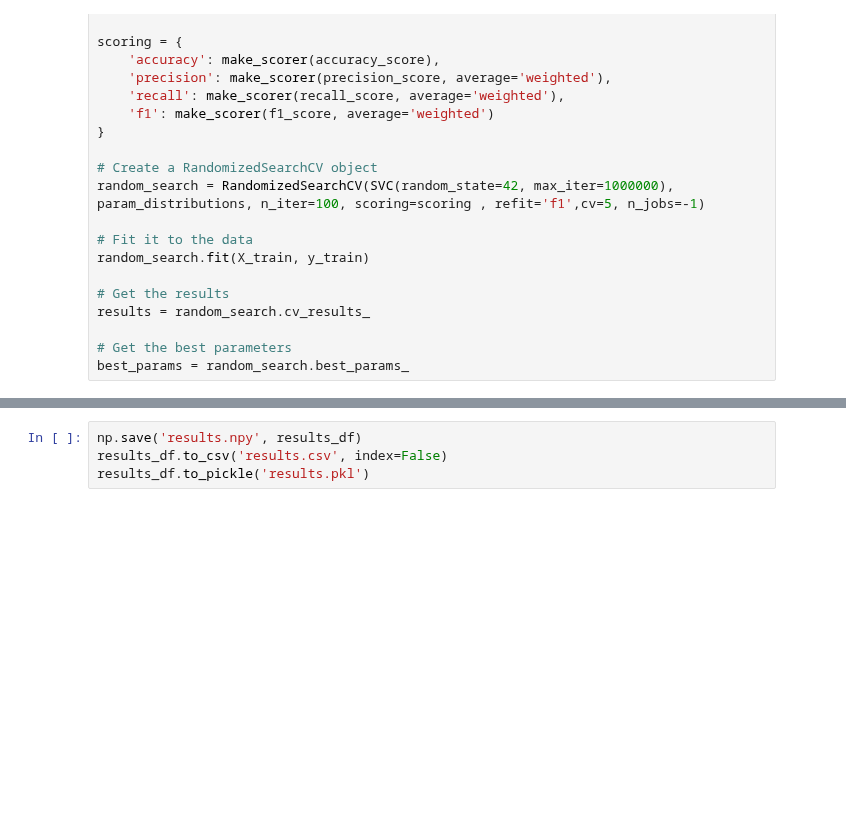
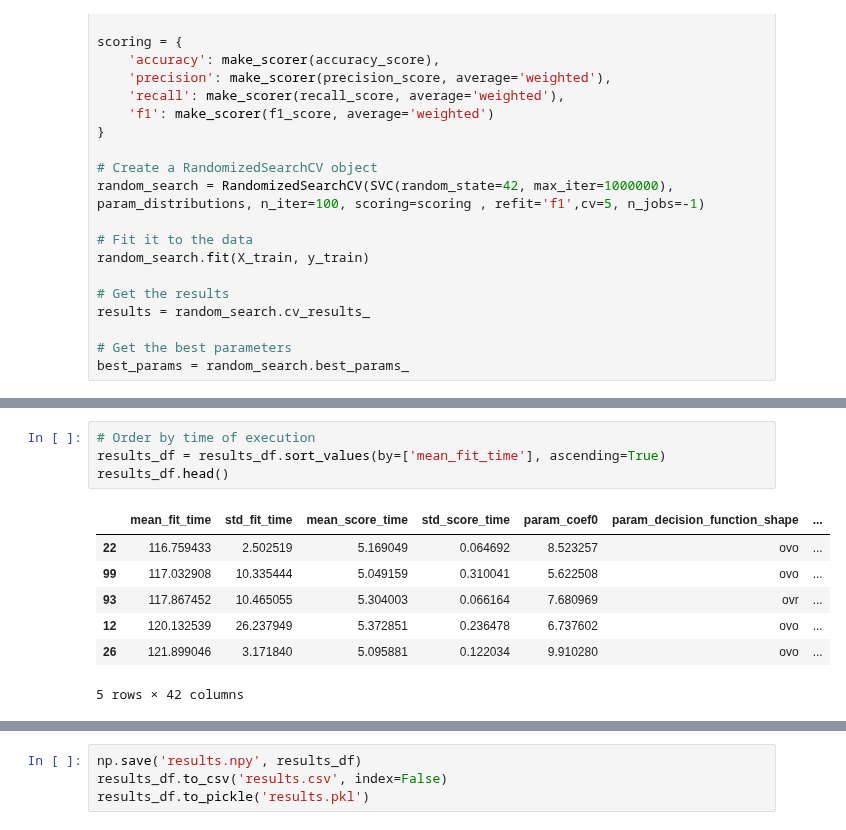
Before and after one commit to Francisco-Saraiva/daco_bell, a Jupyter notebook: Project/Support_Vector_Machine.ipynb, the cells around one changed output, grey strips where cells are left out. Cells and saved outputs as stored; diff of their text form; blank space fills up the shorter version.

```diff
--- a/Project/Support_Vector_Machine.ipynb
+++ b/Project/Support_Vector_Machine.ipynb
@@ -139,0 +170,12 @@ print(results_df)
+# %%
+# Order by time of execution
+results_df = results_df.sort_values(by=['mean_fit_time'], ascending=True)
+results_df.head()
+# %% [output]
+|  | mean_fit_time | std_fit_time | mean_score_time | std_score_time | param_coef0 | param_decision_function_shape | ... |
+| 22 | 116.759433 | 2.502519 | 5.169049 | 0.064692 | 8.523257 | ovo | ... |
+| 99 | 117.032908 | 10.335444 | 5.049159 | 0.310041 | 5.622508 | ovo | ... |
+| 93 | 117.867452 | 10.465055 | 5.304003 | 0.066164 | 7.680969 | ovr | ... |
+| 12 | 120.132539 | 26.237949 | 5.372851 | 0.236478 | 6.737602 | ovo | ... |
+| 26 | 121.899046 | 3.171840 | 5.095881 | 0.122034 | 9.910280 | ovo | ... |
+5 rows × 42 columns
```
Also changed, not shown: parts of 6 cells of this notebook, 1 other file.
